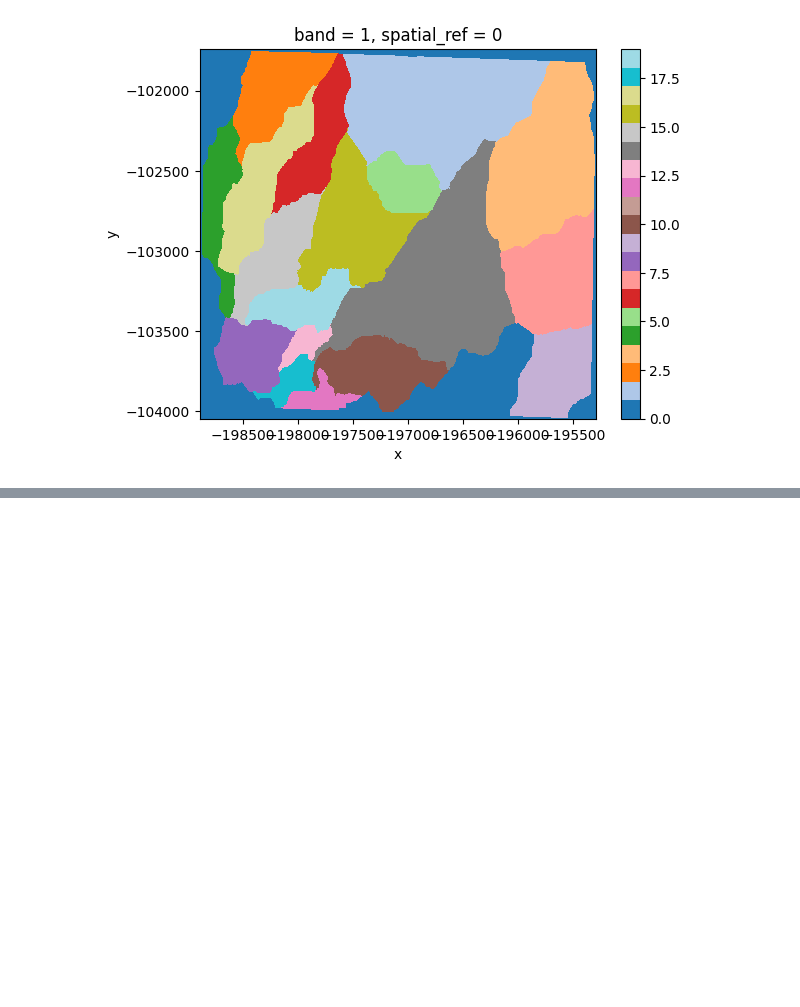
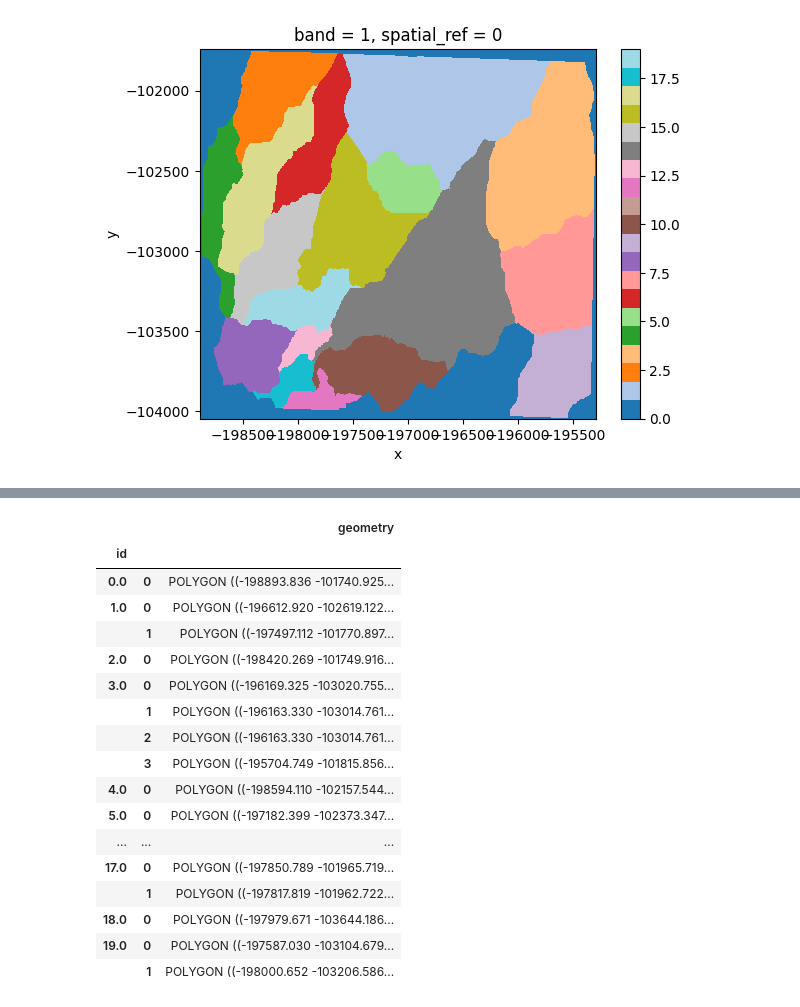
Before and after one commit to avkoehl/valleys, a Jupyter notebook: notebooks/basins.ipynb, the cells around one changed output, grey strips where cells are left out. Cells and saved outputs as stored; diff of their text form; code cells hidden in the pictures; blank space fills up the shorter version.

```diff
--- a/notebooks/basins.ipynb
+++ b/notebooks/basins.ipynb
@@ -208,0 +298,3 @@ basins.plot(cmap='tab20')
+# %%
+ids = basin_polygons.dissolve(by='id')
+ids
@@ -208,0 +320,21 @@ basins.plot(cmap='tab20')
+# %%
+ids.explode()
+# %% [output]
+|  |  | geometry |
+| id |  |  |
+| 0.0 | 0 | POLYGON ((-198893.836 -101740.925... |
+| 1.0 | 0 | POLYGON ((-196612.920 -102619.122... |
+|  | 1 | POLYGON ((-197497.112 -101770.897... |
+| 2.0 | 0 | POLYGON ((-198420.269 -101749.916... |
+| 3.0 | 0 | POLYGON ((-196169.325 -103020.755... |
+|  | 1 | POLYGON ((-196163.330 -103014.761... |
+|  | 2 | POLYGON ((-196163.330 -103014.761... |
+|  | 3 | POLYGON ((-195704.749 -101815.856... |
+| 4.0 | 0 | POLYGON ((-198594.110 -102157.544... |
+| 5.0 | 0 | POLYGON ((-197182.399 -102373.347... |
+| ... | ... | ... |
+| 17.0 | 0 | POLYGON ((-197850.789 -101965.719... |
+|  | 1 | POLYGON ((-197817.819 -101962.722... |
+| 18.0 | 0 | POLYGON ((-197979.671 -103644.186... |
+| 19.0 | 0 | POLYGON ((-197587.030 -103104.679... |
+|  | 1 | POLYGON ((-198000.652 -103206.586... |
```
Also changed, not shown: parts of 17 cells of this notebook, 2 other files.
